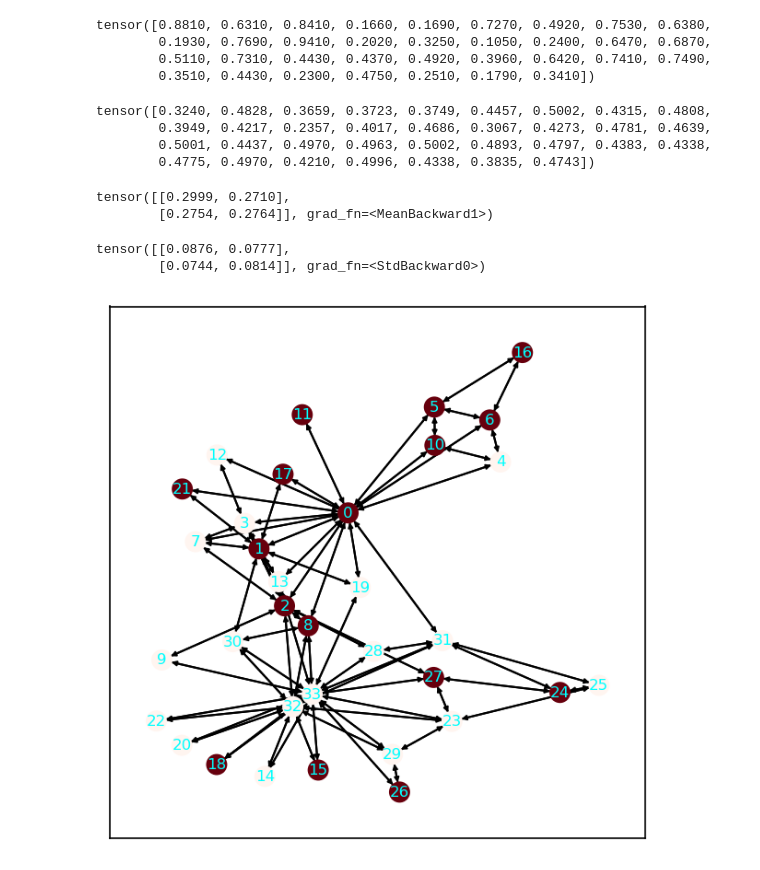
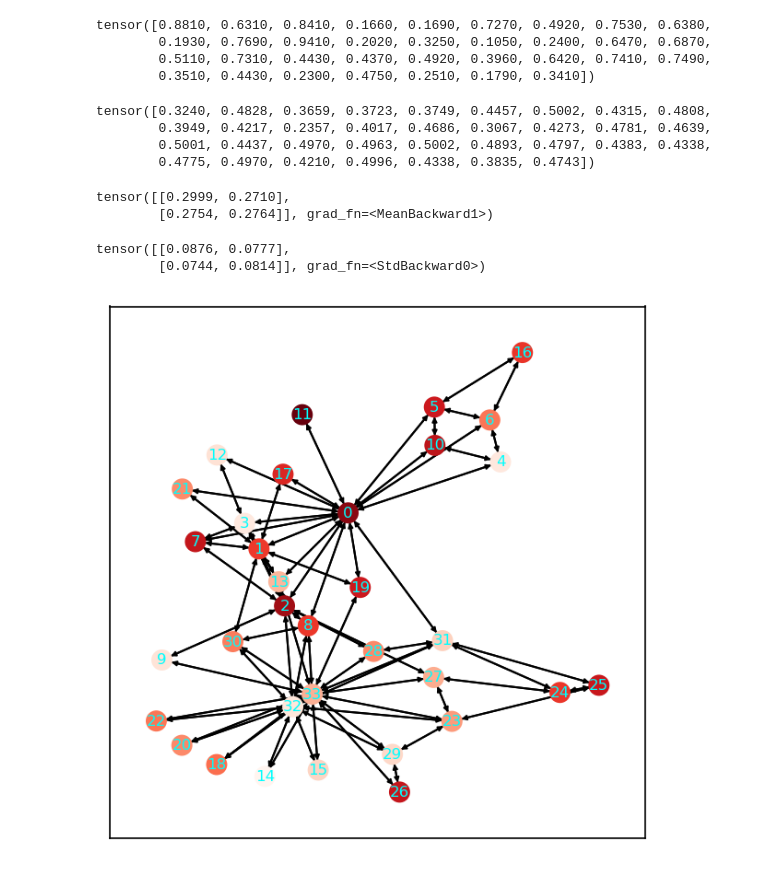
Before and after one commit to callistabee/basilisk-journal, a Jupyter notebook: 2023-W31/2023-08-02-pyro-sbm-karate.ipynb, the cells around one changed output. Drawn from its saved outputs; the diff is of its cells as text; code cells hidden in the pictures.

```diff
--- a/2023-W31/2023-08-02-pyro-sbm-karate.ipynb
+++ b/2023-W31/2023-08-02-pyro-sbm-karate.ipynb
@@ -347,42 +347,42 @@ tensor([0.8810, 0.6310, 0.8410, 0.1660, 0.1690, 0.7270, 0.4920, 0.7530, 0.6380,
         0.1930, 0.7690, 0.9410, 0.2020, 0.3250, 0.1050, 0.2400, 0.6470, 0.6870,
         0.5110, 0.7310, 0.4430, 0.4370, 0.4920, 0.3960, 0.6420, 0.7410, 0.7490,
         0.3510, 0.4430, 0.2300, 0.4750, 0.2510, 0.1790, 0.3410])
-# %%
-X_samples.std(0)
-# %% [output]
-tensor([0.3240, 0.4828, 0.3659, 0.3723, 0.3749, 0.4457, 0.5002, 0.4315, 0.4808,
-        0.3949, 0.4217, 0.2357, 0.4017, 0.4686, 0.3067, 0.4273, 0.4781, 0.4639,
-        0.5001, 0.4437, 0.4970, 0.4963, 0.5002, 0.4893, 0.4797, 0.4383, 0.4338,
-        0.4775, 0.4970, 0.4210, 0.4996, 0.4338, 0.3835, 0.4743])
+# %%
+X_samples.std(0)
+# %% [output]
+tensor([0.3240, 0.4828, 0.3659, 0.3723, 0.3749, 0.4457, 0.5002, 0.4315, 0.4808,
+        0.3949, 0.4217, 0.2357, 0.4017, 0.4686, 0.3067, 0.4273, 0.4781, 0.4639,
+        0.5001, 0.4437, 0.4970, 0.4963, 0.5002, 0.4893, 0.4797, 0.4383, 0.4338,
+        0.4775, 0.4970, 0.4210, 0.4996, 0.4338, 0.3835, 0.4743])
 # %%
 S_samples.mean(0)
 # %% [output]
 tensor([[0.2999, 0.2710],
         [0.2754, 0.2764]], grad_fn=<MeanBackward1>)
-# %%
-S_samples.std(0)
-# %% [output]
-tensor([[0.0876, 0.0777],
-        [0.0744, 0.0814]], grad_fn=<StdBackward0>)
+# %%
+S_samples.std(0)
+# %% [output]
+tensor([[0.0876, 0.0777],
+        [0.0744, 0.0814]], grad_fn=<StdBackward0>)
 # %%
 G = to_networkx(Data(edge_index=edge_index, num_nodes=34))
 fig, ax = plt.subplots(1,1,figsize=(5,5), dpi=150)
 nx.draw_networkx(
     G,
     pos=nx.spring_layout(G, seed=42),
 
-    node_color = guide().X[0,:,0],
+    node_color = X_samples.mean(0),
 
     with_labels=True,
     font_size=8,
     font_color='cyan',
 
     arrows=True,
     arrowsize=5,
     node_size=100,
 
     ax=ax,
     cmap=plt.cm.Reds
 )
 # %% [output]
-[figure, old version]
+[figure, new version]
```
